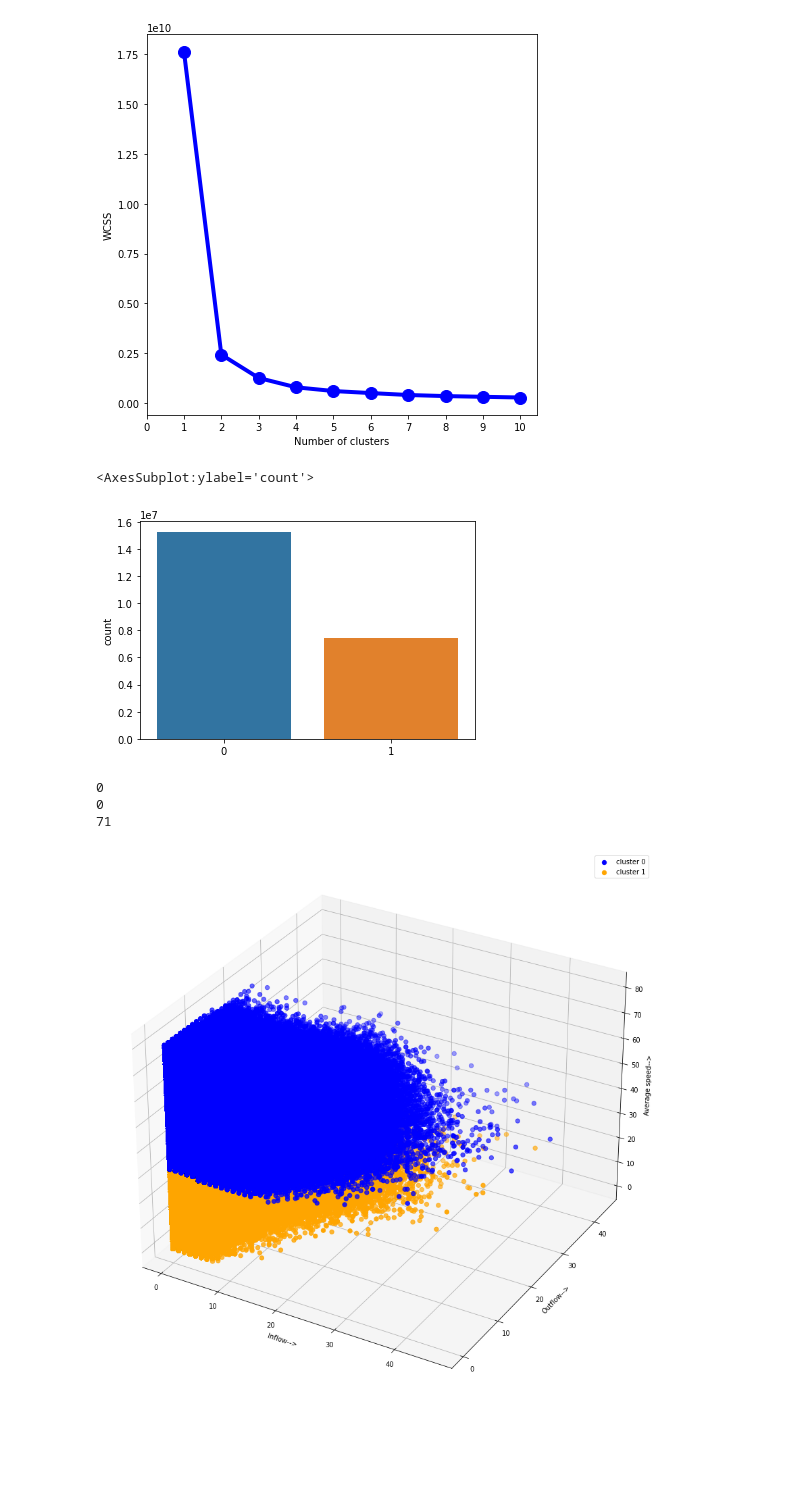
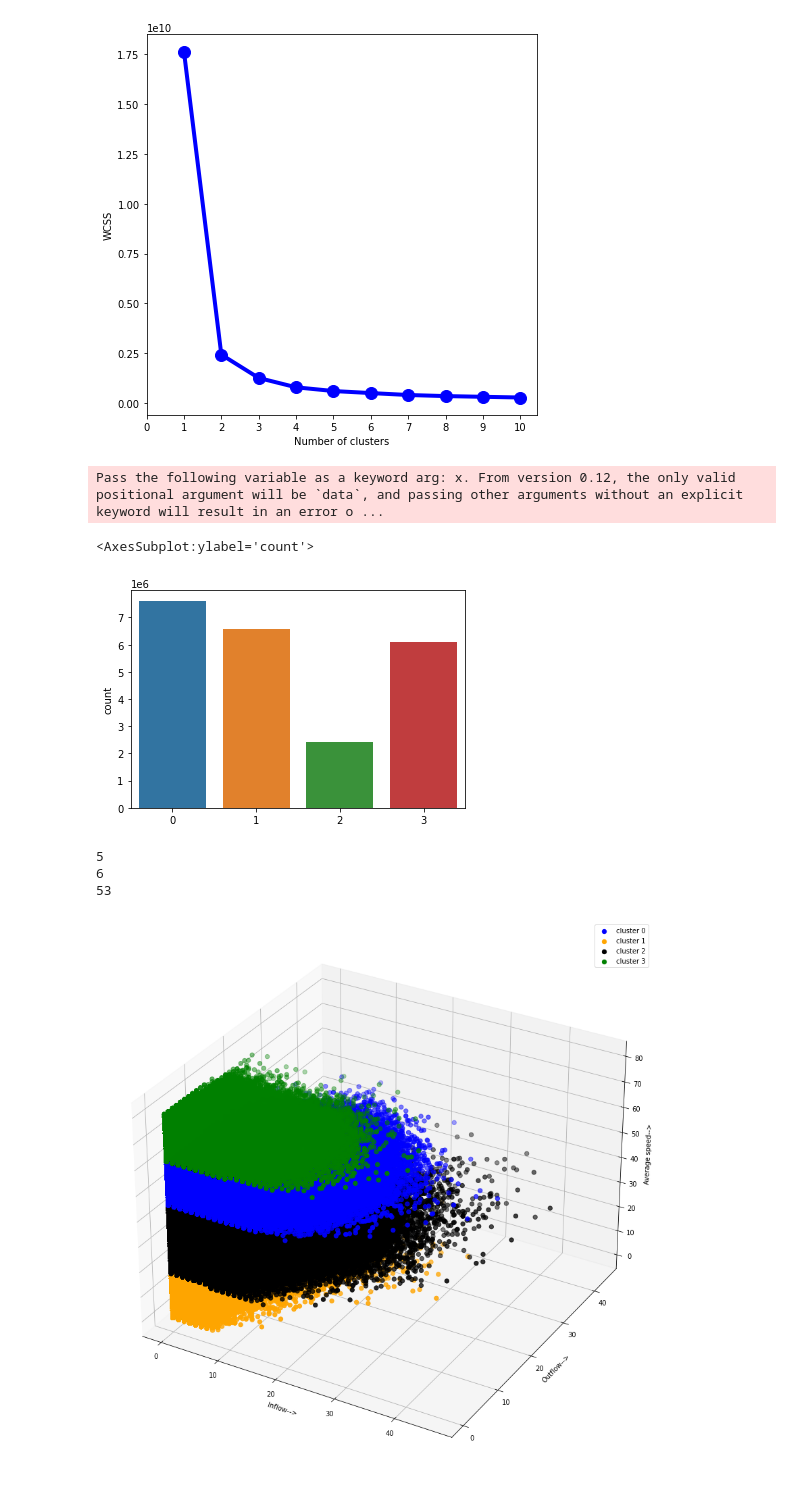
Before and after one commit to Traffic-anomaly-detection/traffic-anomaly-detection, a Jupyter notebook: k-means-test.ipynb, the cells around one changed output. Drawn from its saved outputs; the diff is of its cells as text; code cells hidden in the pictures; blank space fills up the shorter version.

Commit message:
Visualize k-means with 4 clusters

```diff
--- a/k-means-test.ipynb
+++ b/k-means-test.ipynb
@@ -74,30 +77,33 @@ plt.show()
 # %% [output]
 [figure]
 # %%
-model = KMeans(n_clusters = 2)
+model = KMeans(n_clusters = 4,init = "k-means++", max_iter = 300, n_init = 10, random_state = 0)
 y_clusters = model.fit_predict(X)
 # %%
 sns.countplot(y_clusters)
 # %% [output]
-<AxesSubplot:ylabel='count'>
+Pass the following variable as a keyword arg: x. From version 0.12, the only valid positional argument will be `data`, and passing other arguments without an explicit keyword will result in an error o ...
+<AxesSubplot:ylabel='count'>
-[figure, old version]
+[figure, new version]
 # %%
 print(X[y_clusters == 0,0][0])
 print(X[y_clusters == 0,1][0])
 print(X[y_clusters == 0,2][0])
 # %% [output]
-0
-0
-71
+5
+6
+53
 # %%
 fig = plt.figure(figsize = (15,15))
 ax = fig.add_subplot(111, projection='3d')
 ax.scatter(X[y_clusters == 0,0],X[y_clusters == 0,1],X[y_clusters == 0,2], s = 40 , color = 'blue', label = "cluster 0")
 ax.scatter(X[y_clusters == 1,0],X[y_clusters == 1,1],X[y_clusters == 1,2], s = 40 , color = 'orange', label = "cluster 1")
+ax.scatter(X[y_clusters == 2,0],X[y_clusters == 2,1],X[y_clusters == 2,2], s = 40 , color = 'black', label = "cluster 2")
+ax.scatter(X[y_clusters == 3,0],X[y_clusters == 3,1],X[y_clusters == 3,2], s = 40 , color = 'green', label = "cluster 3")
 ax.set_xlabel('Inflow-->')
 ax.set_ylabel('Outflow-->')
 ax.set_zlabel('Average speed-->')
 ax.legend()
 plt.show()
 # %% [output]
-[figure, old version]
+[figure, new version]
```
Also changed, not shown: parts of 1 cell of this notebook.
